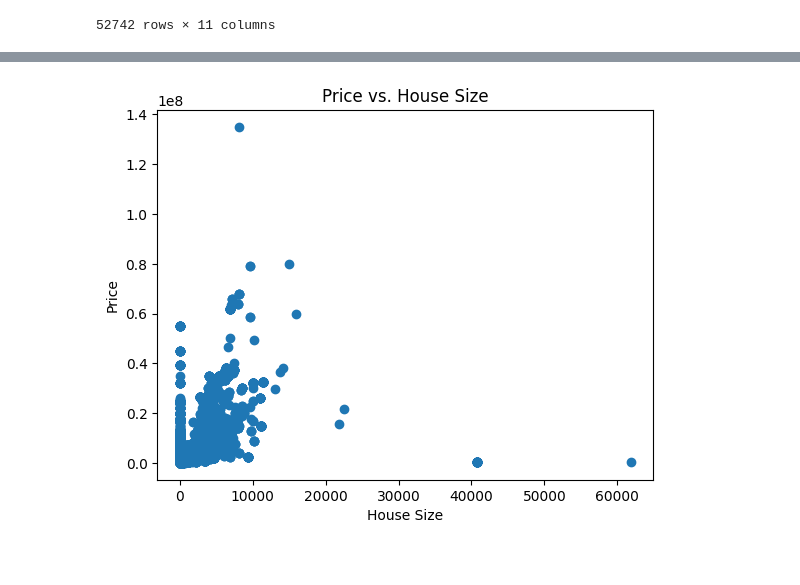
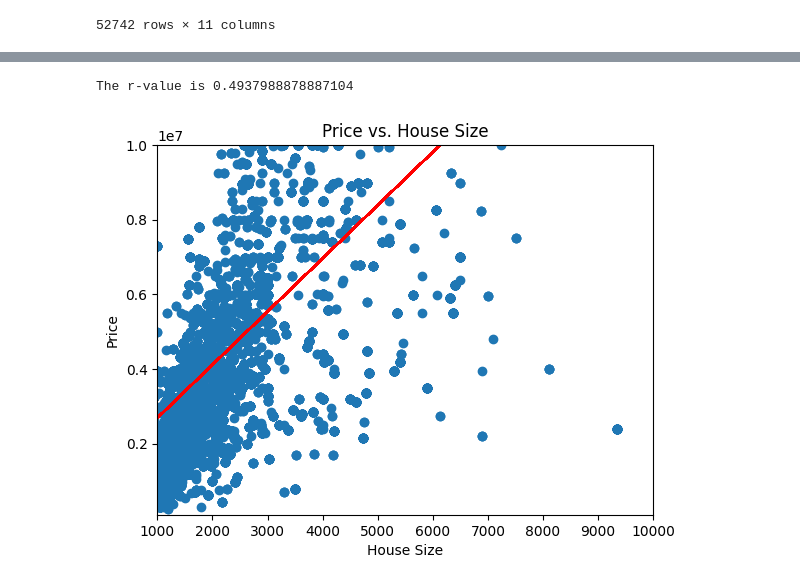
Before and after one commit to AdrGon0450/project-1, a Jupyter notebook: Main.ipynb, the cells around one changed output, grey strips where cells are left out. Drawn from its saved outputs; the diff is of its cells as text; code cells hidden in the pictures.

```diff
--- a/Main.ipynb
+++ b/Main.ipynb
@@ -127,8 +131,21 @@ sns.heatmap(clean_df.corr(), annot=True, cmap="Blues")
-# %%
-plt.scatter(new_york_df['house_size'], new_york_df['price'])
-plt.xlabel('House Size')
-plt.ylabel('Price')
-plt.title('Price vs. House Size')
-plt.show()
-# %% [output]
-[figure, removed]
+# %%
+# Define a function to create Linear Regression plots
+x_values = new_york_df['house_size']
+y_values = new_york_df['price']
+(slope, intercept, rvalue, pvalue, stderr) = linregress(x_values, y_values)
+regress_values = x_values * slope + intercept
+line_eq = 'y = ' + str(round(slope,2)) + 'x + ' + str(round(intercept,2))
+# Linear regression on House Size vs. Price
+plt.scatter(x_values,y_values)
+plt.plot(x_values,regress_values, "-r")
+plt.xlabel('House Size')
+plt.ylabel('Price')
+plt.title('Price vs. House Size')
+plt.xlim(1000,10000)
+plt.ylim(100000,10000000)
+plt.annotate(line_eq,(3000,0.2),fontsize=15,color="red")
+print(f'The r-value is {rvalue}')
+plt.show()
+# %% [output]
+The r-value is 0.4937988878887104
+[figure, added]
```
Also changed, not shown: parts of 17 cells of this notebook.
